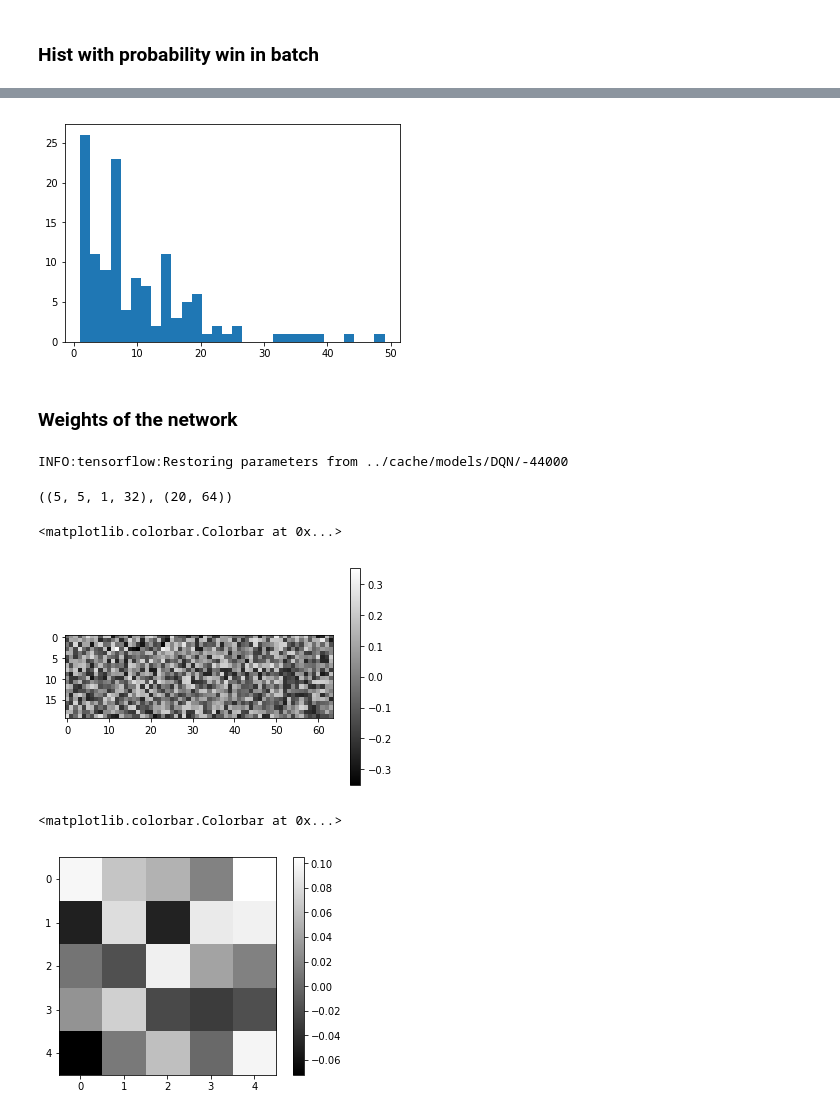
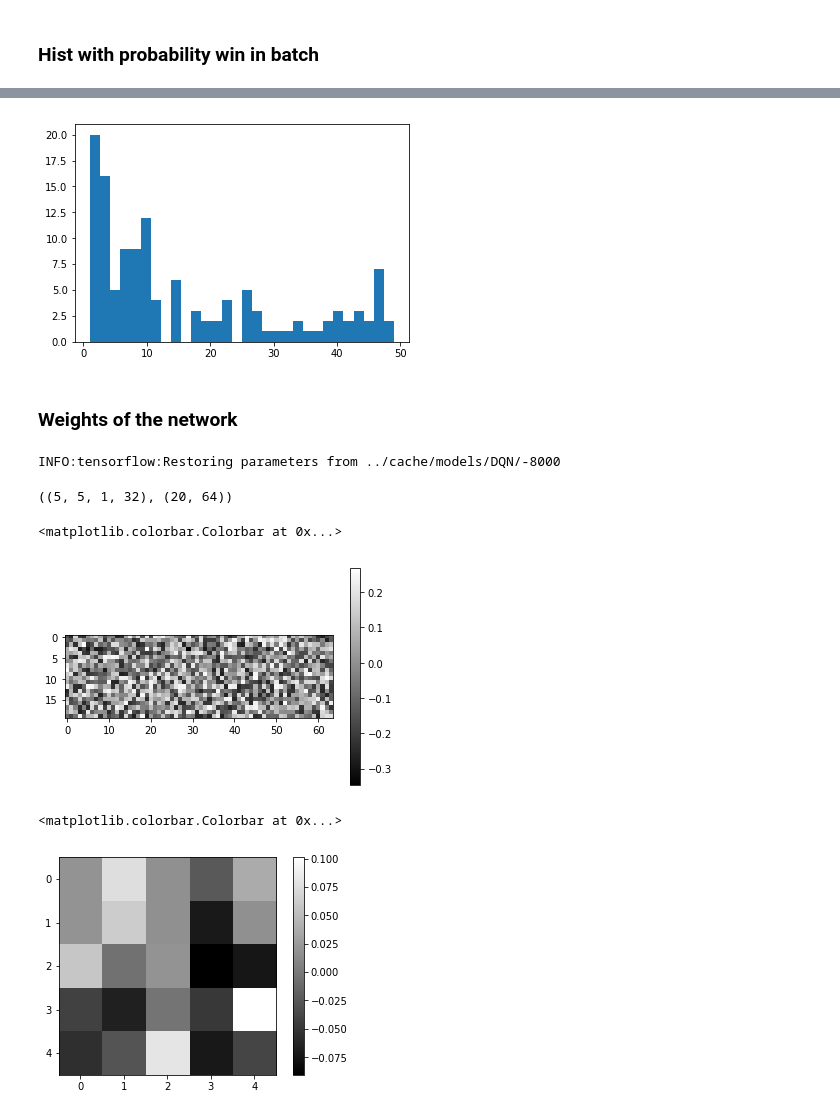
Before and after one commit to EvgenyKashin/TensorPoker, a Jupyter notebook: notebooks/DQNPlayerTraining.ipynb, the cells around one changed output, grey strips where cells are left out. Drawn from its saved outputs; the diff is of its cells as text; code cells hidden in the pictures.

```diff
--- a/notebooks/DQNPlayerTraining.ipynb
+++ b/notebooks/DQNPlayerTraining.ipynb
@@ -69,4 +52,19 @@ players_info = {
 # %%
+emul = MyEmulator()
+emul.set_game_rule(9, 50, 15, 0)
+my_uuid = '9'
+players_info = {
+    "1": { "name": "f1", "stack": 1500 },
+    "2": { "name": "f2", "stack": 1500 },
+    "3": { "name": "f3", "stack": 1500 },
+    "4": { "name": "f4", "stack": 1500 },
+    "5": { "name": "f5", "stack": 1500 },
+    "6": { "name": "f6", "stack": 1500 },
+    "7": { "name": "f7", "stack": 1500 },
+    "8": { "name": "f8", "stack": 1500 },
+    "9": { "name": "f9", "stack": 1500 }
+}
+
 def init_emul(my_uuid_):
     global my_uuid
     my_uuid = my_uuid_
@@ -556,7 +568,7 @@ pr = [t[1][10] for t in train_batch]
 # %%
 plt.hist(pr, bins=30);
 # %% [output]
-[figure, old version]
+[figure, new version]
 # %% [markdown]
 ### Weights of the network
 # %%
@@ -573,7 +585,7 @@ with tf.Session() as sess:
     c1 = k.eval(session=sess)
     d1 = d.eval(session=sess)
 # %% [output]
-INFO:tensorflow:Restoring parameters from ../cache/models/DQN/-44000
+INFO:tensorflow:Restoring parameters from ../cache/models/DQN/-8000
 # %%
 c1.shape, d1.shape
 # %% [output]
@@ -584,11 +596,11 @@ plt.gray()
 plt.colorbar()
 # %% [output]
 <matplotlib.colorbar.Colorbar at 0x...>
-[figure, old version]
+[figure, new version]
 # %%
-plt.imshow(c1[:, :, 0, 4])
+plt.imshow(c1[:, :, 0, 1])
 plt.gray()
 plt.colorbar()
 # %% [output]
 <matplotlib.colorbar.Colorbar at 0x...>
-[figure, old version]
+[figure, new version]
```
Also changed, not shown: parts of 8 cells of this notebook, 8 other files.
